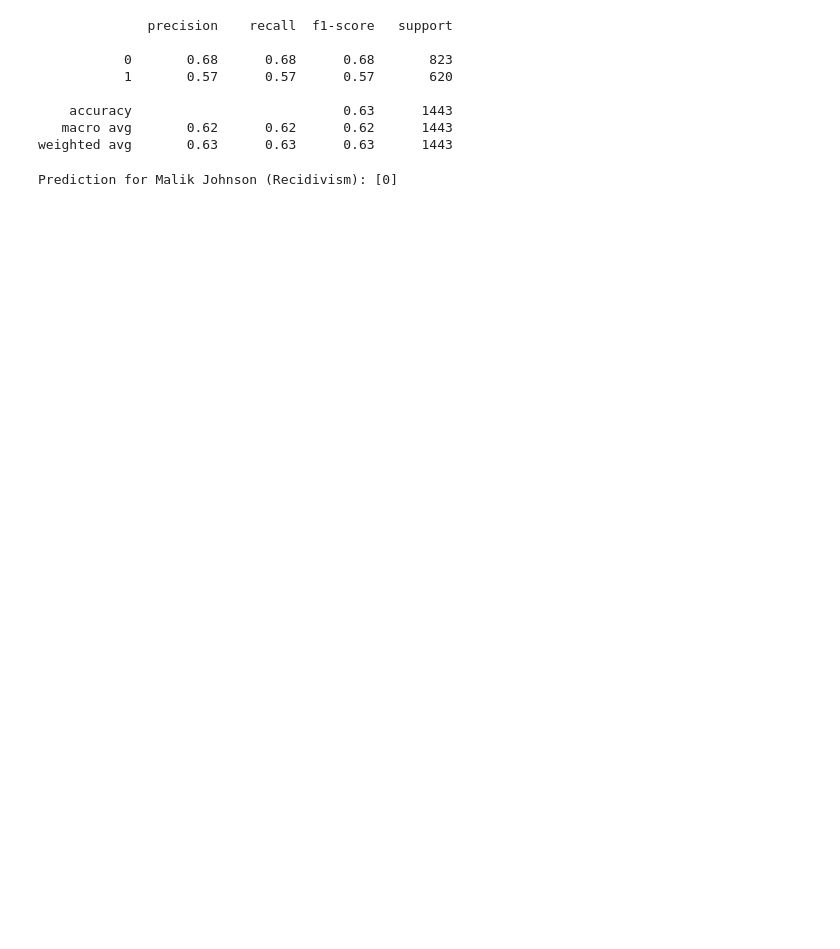
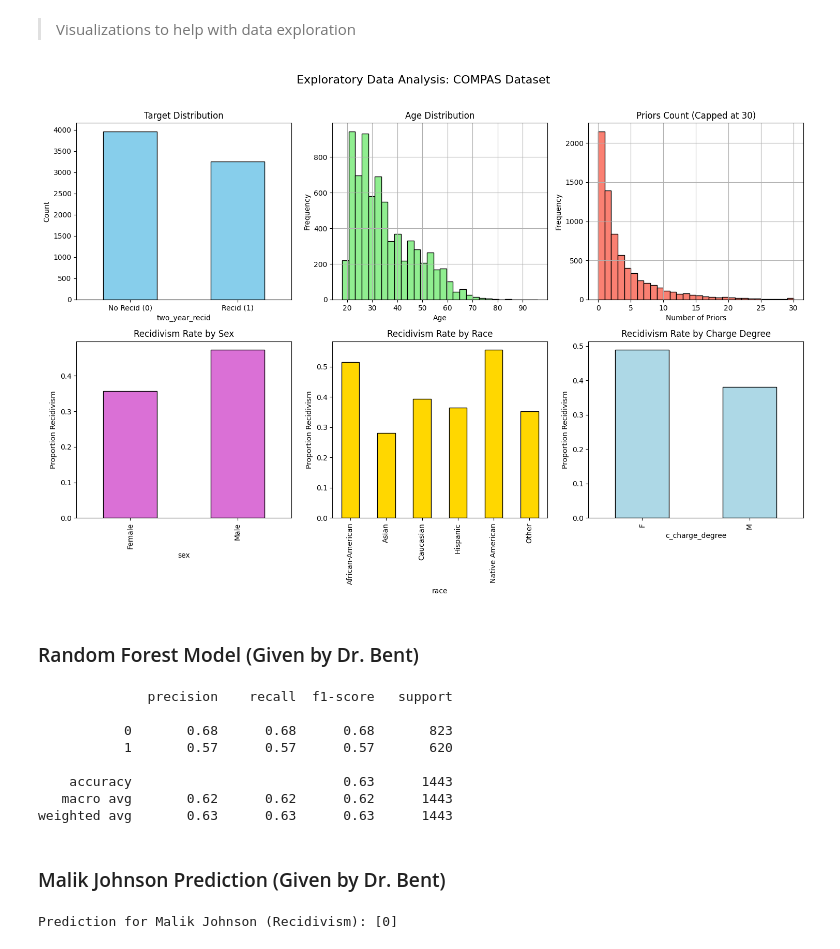
Before and after one commit to ericiortega/aipi590-xai-fall2025, a Jupyter notebook: assignments/machine_learning_court/court.ipynb, the cells around one changed output. Cells and saved outputs as stored; diff of their text form; code cells hidden in the pictures; blank space fills up the shorter version.

```diff
--- a/assignments/machine_learning_court/court.ipynb
+++ b/assignments/machine_learning_court/court.ipynb
@@ -19,0 +36,16 @@ The focus instance is **Malik Johnson**, where I will explain why the model clas
+# %%
+#importing libraries and loading data
+
+import pandas as pd
+import numpy as np
+
+from sklearn.model_selection import train_test_split
+from sklearn.ensemble import RandomForestClassifier
+from sklearn.metrics import classification_report, confusion_matrix, ConfusionMatrixDisplay
+
+# Load dataset (or replace with local path: "compas-scores-two-years.csv")
+url = "https://raw.githubusercontent.com/propublica/compas-analysis/master/compas-scores-two-years.csv"
+df_raw = pd.read_csv(url)
+
+print(df_raw.shape)
+df_raw.head()
@@ -19,0 +61,46 @@ The focus instance is **Malik Johnson**, where I will explain why the model clas
+# %% [markdown]
+> Visualizations to help with data exploration
+# %%
+# EDA Visualization
+# Note: I used ChatGPT (Sept 17, 2025, 1:45 PM) to help organize multiple EDA charts into a single figure for clarity.
+
+fig, axes = plt.subplots(2, 3, figsize=(15, 10))
+fig.suptitle("Exploratory Data Analysis: COMPAS Dataset", fontsize=16, y=1.02)
+
+# 1. Target distribution
+df_raw['two_year_recid'].value_counts().plot(kind='bar', ax=axes[0,0], color="skyblue", edgecolor="black")
+axes[0,0].set_title("Target Distribution")
+axes[0,0].set_xticklabels(["No Recid (0)", "Recid (1)"], rotation=0)
+axes[0,0].set_ylabel("Count")
+
+# 2. Age distribution
+df_raw['age'].hist(bins=30, ax=axes[0,1], color="lightgreen", edgecolor="black")
+axes[0,1].set_title("Age Distribution")
+axes[0,1].set_xlabel("Age")
+axes[0,1].set_ylabel("Frequency")
+
+# 3. Priors count distribution
+df_raw['priors_count'].clip(upper=30).hist(bins=30, ax=axes[0,2], color="salmon", edgecolor="black")
+axes[0,2].set_title("Priors Count (Capped at 30)")
+axes[0,2].set_xlabel("Number of Priors")
+axes[0,2].set_ylabel("Frequency")
+
+# 4. Recidivism by Sex
+df_raw.groupby('sex')['two_year_recid'].mean().plot(kind='bar', ax=axes[1,0], color="orchid", edgecolor="black")
+axes[1,0].set_title("Recidivism Rate by Sex")
+axes[1,0].set_ylabel("Proportion Recidivism")
+
+# 5. Recidivism by Race
+df_raw.groupby('race')['two_year_recid'].mean().plot(kind='bar', ax=axes[1,1], color="gold", edgecolor="black")
+axes[1,1].set_title("Recidivism Rate by Race")
+axes[1,1].set_ylabel("Proportion Recidivism")
+
+# 6. Recidivism by Charge Degree
+df_raw.groupby('c_charge_degree')['two_year_recid'].mean().plot(kind='bar', ax=axes[1,2], color="lightblue", edgecolor="black")
+axes[1,2].set_title("Recidivism Rate by Charge Degree")
+axes[1,2].set_ylabel("Proportion Recidivism")
+
+plt.tight_layout()
+plt.show()
+# %% [output]
+[figure, added]
@@ -20 +118,3 @@ The focus instance is **Malik Johnson**, where I will explain why the model clas
+# %% [markdown]
+### Random Forest Model (Given by Dr. Bent)
 # %%
@@ -58,6 +150,8 @@ print(classification_report(y_test, model_compas.predict(X_test)))
     accuracy                           0.63      1443
    macro avg       0.62      0.62      0.62      1443
 weighted avg       0.63      0.63      0.63      1443
+# %% [markdown]
+### Malik Johnson Prediction (Given by Dr. Bent)
 # %%
 # 🎯 Focus Instance: Recidivism Risk Case (Malik Johnson)
 focus_instance_compas = pd.DataFrame([{
```
Also changed, not shown: parts of 12 cells of this notebook.
